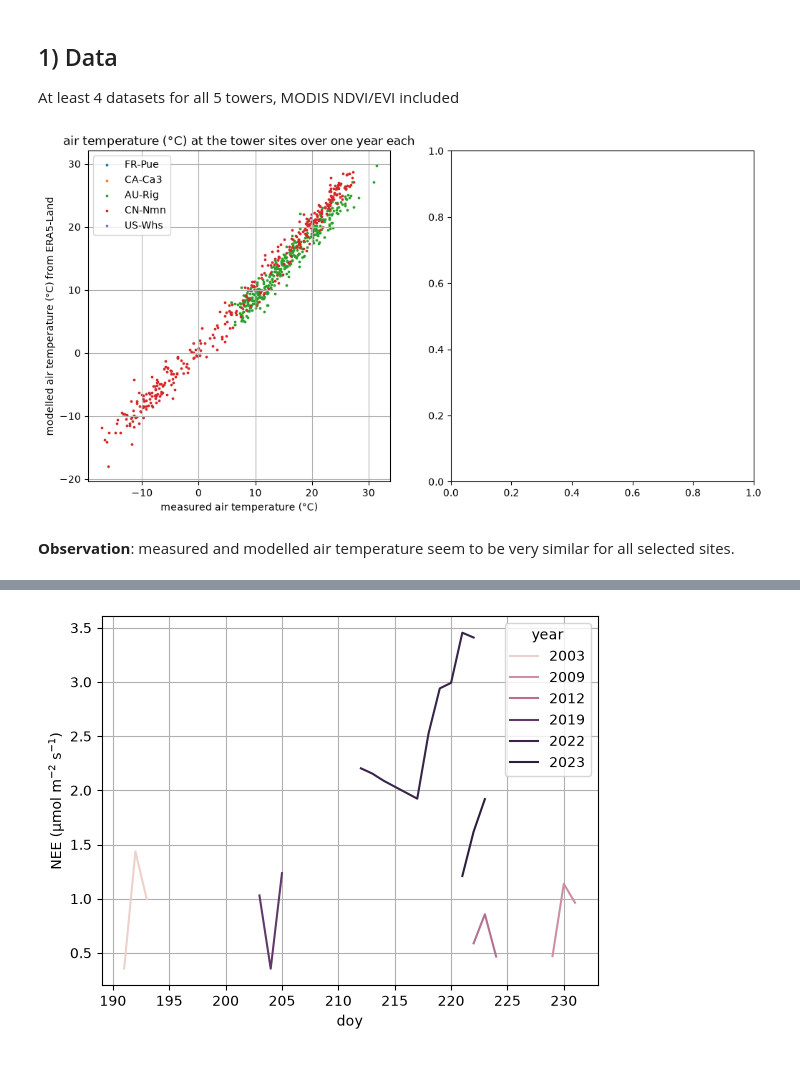
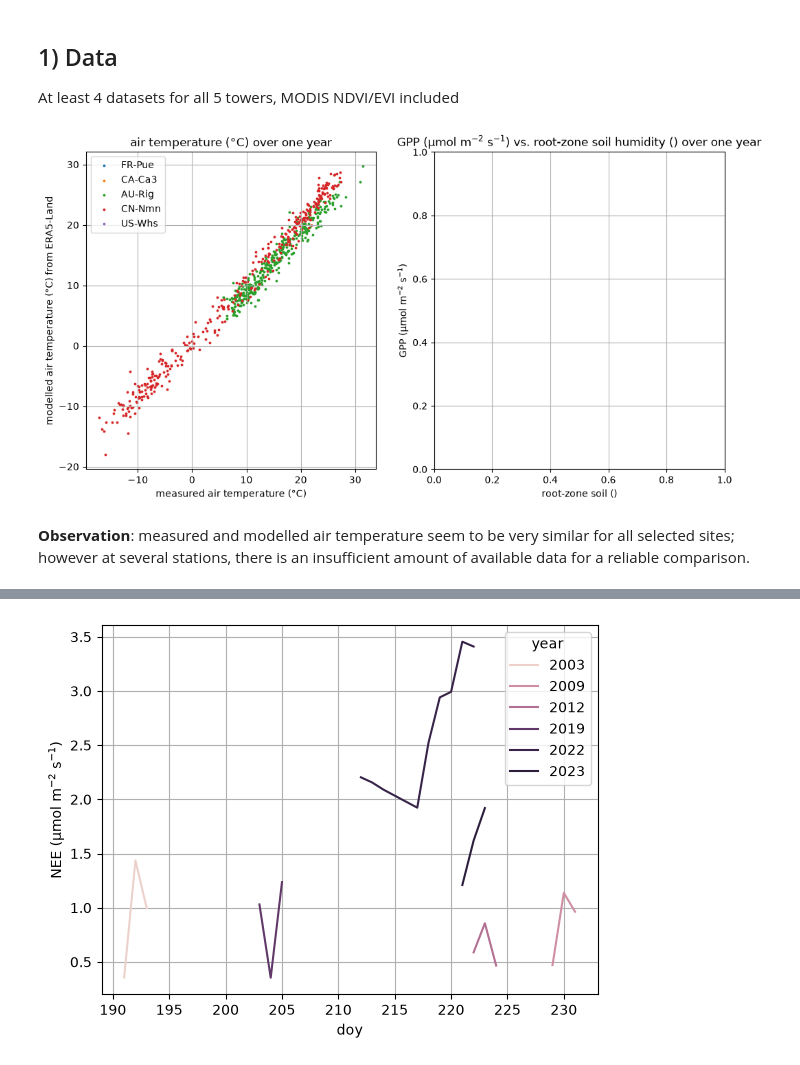
Before and after one commit to loew-b/datascience_env_monit, a Jupyter notebook: reports/block5_neighbours.ipynb, the cells around one changed output, grey strips where cells are left out. Saved outputs shown, nothing was run; the diff lists cells and outputs as text; code cells hidden in the pictures.

```diff
--- a/reports/block5_neighbours.ipynb
+++ b/reports/block5_neighbours.ipynb
@@ -63,31 +63,35 @@ At least 4 datasets for all 5 towers, MODIS NDVI/EVI included
 # %%
 # ---- ERA5-Land ----
 
 fig, ax = plt.subplots(1, 2, figsize=(12,6))
 
 # Check: is ERA5-Land t2m close to the tower's TA_F? Plot one year of both.
 for tower in site_static['site_id']:
     ax[0].scatter(
         site_daily['TA_F'][site_daily['site_id'] == tower][0:364],
         site_daily['era5l_t2m_C'][site_daily['site_id'] == tower][0:364],
         label=tower,
         s=3
     )
 del tower
 ax[0].set_xlabel('measured air temperature (°C)')
 ax[0].set_ylabel('modelled air temperature (°C) from ERA5-Land')
 ax[0].grid()
-ax[0].set_title('air temperature (°C) at the tower sites over one year each')
+ax[0].set_title('air temperature (°C) over one year')
 ax[0].legend()
 
 # Does GPP drop when the root-zone soil (swvl2, swvl3) dries out?
 #Note: couldn't find variables 'swvl2' or 'swvl3'
+ax[1].set_xlabel('root-zone soil ()')
+ax[1].set_ylabel('GPP ($\\rm \\mu mol~m^{-2}~s^{-1}$)')
+ax[1].grid()
+ax[1].set_title('GPP ($\\rm \\mu mol~m^{-2}~s^{-1}$) vs. root-zone soil humidity () over one year')
 
 plt.show()
 # %% [output]
-[figure, old version]
+[figure, new version]
 # %% [markdown]
-**Observation**: measured and modelled air temperature seem to be very similar for all selected sites.
+**Observation**: measured and modelled air temperature seem to be very similar for all selected sites; however at several stations, there is an insufficient amount of available data for a reliable comparison.
 # %%
 # ---- WorldClim ----
 # Compare each tower year's mean TA_F and annual P_F with BIO1 and BIO12. Which of your years were unusually warm or dry?
```
Also changed, not shown: parts of 15 cells of this notebook.
